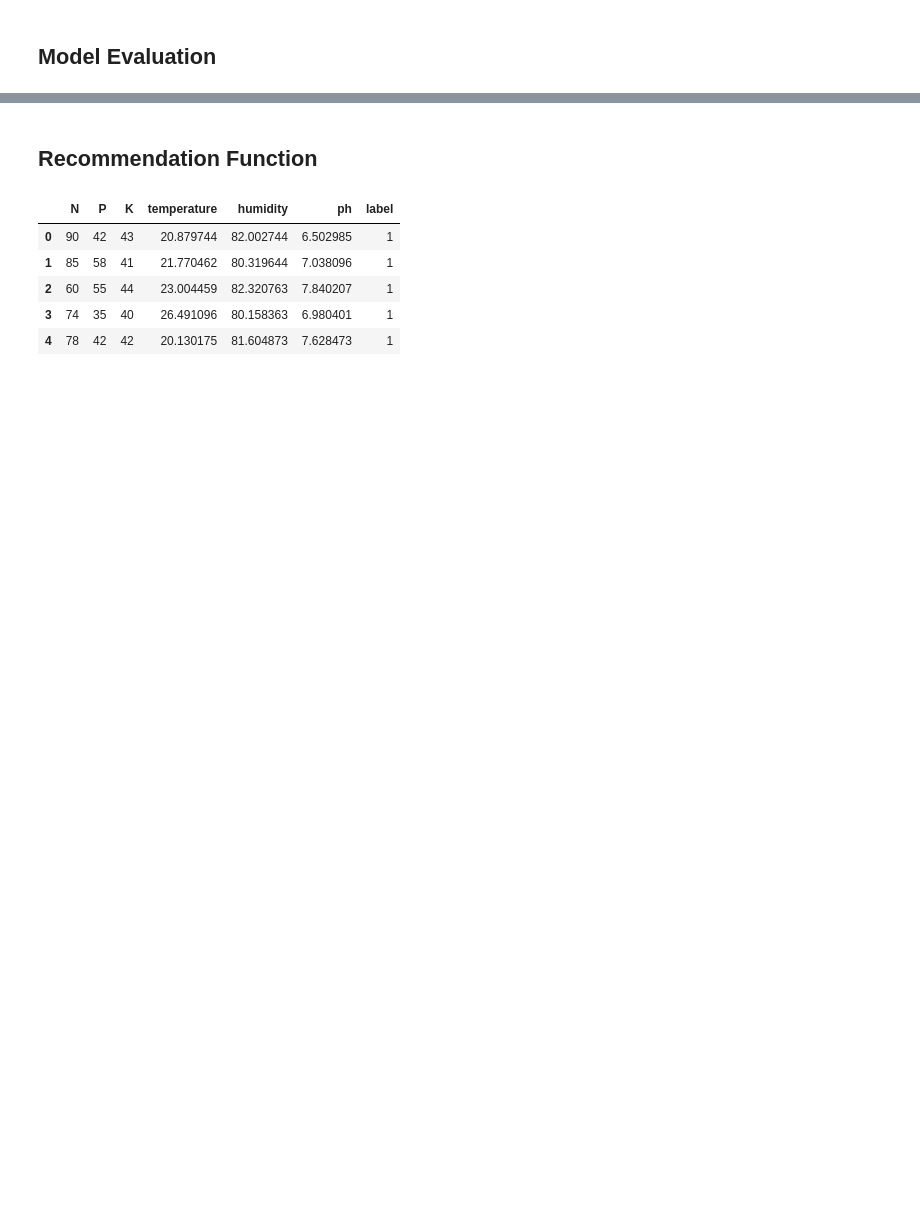
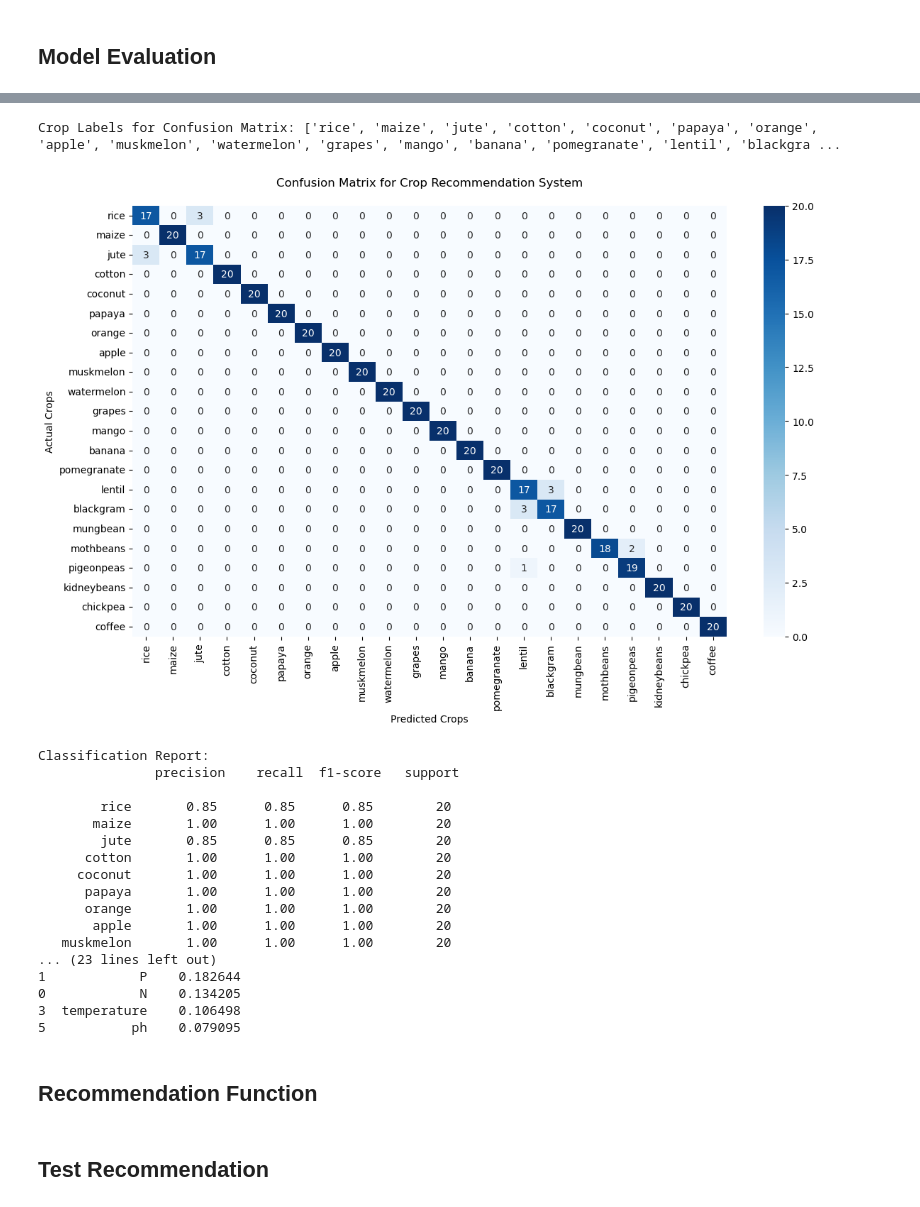
Before and after one commit to teddyhabtamu/Crop-Recommendation-Using-Soil-Type, a Jupyter notebook: Crop Recommendation Using Machine Learning.ipynb, the cells around one changed output, grey strips where cells are left out. Drawn from its saved outputs; the diff is of its cells as text; code cells hidden in the pictures; blank space fills up the shorter version.

```diff
--- a/Crop Recommendation Using Machine Learning.ipynb
+++ b/Crop Recommendation Using Machine Learning.ipynb
@@ -367,0 +76,19 @@ accuracy_score(y_test, y_pred)
+# %%
+# Drop 'rainfall' (assuming domain knowledge justifies this; otherwise, analyze feature importance)
+crop = crop.drop('rainfall', axis=1)
+
+# Correlation Analysis
+numeric_crop = crop.select_dtypes(include=['number'])
+print("\nCorrelation Matrix:\n", numeric_crop.corr())
+
+# Prepare features and target
+X = crop.drop('label', axis=1)
+y = crop['label']
+
+# Encode labels (optional, since already numerical, but kept for consistency)
+le = LabelEncoder()
+y_encoded = le.fit_transform(y)
+
+# Debug: Check LabelEncoder classes
+print("\nLabelEncoder Classes:", le.classes_)
+print("Type of LabelEncoder Classes:", type(le.classes_[0]))
@@ -531,3 +156,45 @@ Accuracy: 1.0000
+# %%
+# Evaluate on test set
+y_pred = randclf.predict(X_test_scaled)
+
+# Confusion Matrix
+crop_labels = list(crop_dict.keys())  # Use crop_dict keys for string labels
+print("\nCrop Labels for Confusion Matrix:", crop_labels)  # Debug: Verify labels
+cm = confusion_matrix(y_test, y_pred)
+plt.figure(figsize=(12, 8))
+sns.heatmap(cm, annot=True, fmt='d', cmap='Blues', xticklabels=crop_labels, yticklabels=crop_labels)
+plt.title('Confusion Matrix for Crop Recommendation System', pad=20)
+plt.xlabel('Predicted Crops')
+plt.ylabel('Actual Crops')
+plt.tight_layout()
+plt.show()
+
+# Detailed classification report
+print("\nClassification Report:\n", classification_report(y_test, y_pred, target_names=crop_labels))
+
+# Feature Importance
+feature_importance = pd.DataFrame({'Feature': X.columns, 'Importance': randclf.feature_importances_})
+print("\nFeature Importance:\n", feature_importance.sort_values(by='Importance', ascending=False))
+# %% [output]
+Crop Labels for Confusion Matrix: ['rice', 'maize', 'jute', 'cotton', 'coconut', 'papaya', 'orange', 'apple', 'muskmelon', 'watermelon', 'grapes', 'mango', 'banana', 'pomegranate', 'lentil', 'blackgra ...
+[figure, added]
+Classification Report:
+               precision    recall  f1-score   support
+
+        rice       0.85      0.85      0.85        20
+       maize       1.00      1.00      1.00        20
+        jute       0.85      0.85      0.85        20
+      cotton       1.00      1.00      1.00        20
+     coconut       1.00      1.00      1.00        20
+      papaya       1.00      1.00      1.00        20
+      orange       1.00      1.00      1.00        20
+       apple       1.00      1.00      1.00        20
+   muskmelon       1.00      1.00      1.00        20
+... (23 lines left out)
+1            P    0.182644
+0            N    0.134205
+3  temperature    0.106498
+5           ph    0.079095
 # %% [markdown]
 ## Recommendation Function
 # %%
@@ -549,10 +215,3 @@ def recommendation(N, P, K, tempreature, humidity, ph):
-# %%
-crop.head()
-# %% [output]
-|  | N | P | K | temperature | humidity | ph | label |
-| 0 | 90 | 42 | 43 | 20.879744 | 82.002744 | 6.502985 | 1 |
-| 1 | 85 | 58 | 41 | 21.770462 | 80.319644 | 7.038096 | 1 |
-| 2 | 60 | 55 | 44 | 23.004459 | 82.320763 | 7.840207 | 1 |
-| 3 | 74 | 35 | 40 | 26.491096 | 80.158363 | 6.980401 | 1 |
-| 4 | 78 | 42 | 42 | 20.130175 | 81.604873 | 7.628473 | 1 |
+# %% [markdown]
+## Test Recommendation
 # %%
```
Also changed, not shown: parts of 69 cells of this notebook, 33 other files.
